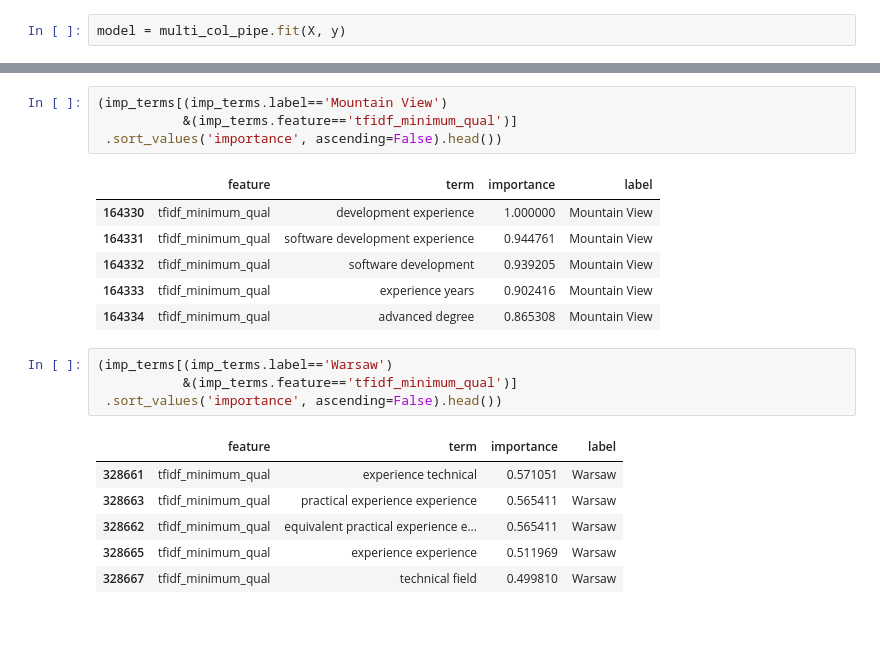
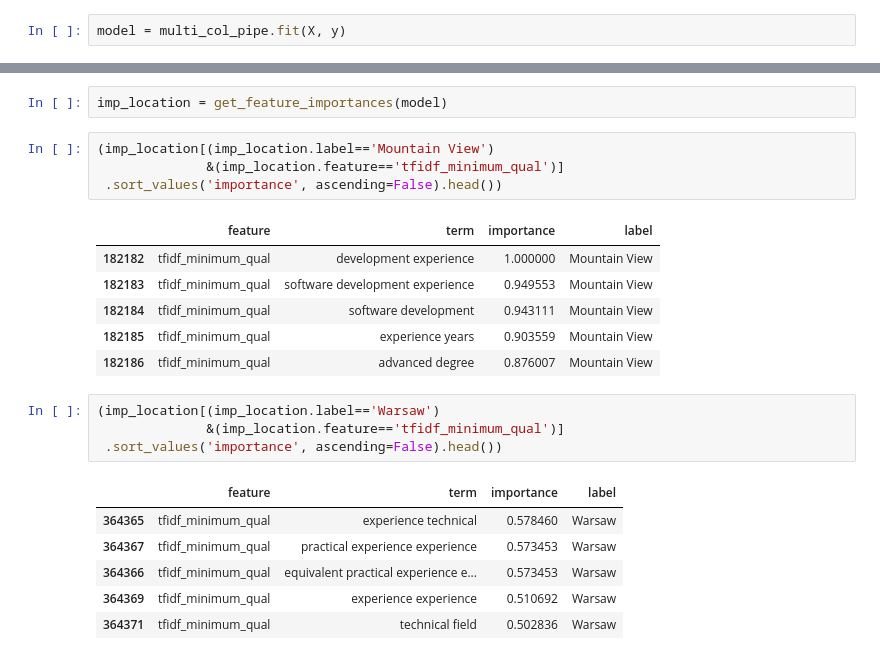
Before and after one commit to rossrco/analyses, a Jupyter notebook: ggl_job_ads/notebooks/job_ads_analysis.ipynb, the cells around one changed output, grey strips where cells are left out. Drawn from its saved outputs; the diff is of its cells as text; blank space fills up the shorter version.

```diff
--- a/ggl_job_ads/notebooks/job_ads_analysis.ipynb
+++ b/ggl_job_ads/notebooks/job_ads_analysis.ipynb
@@ -330,22 +342,24 @@ for l in label_enc.classes_:
+# %%
+imp_location = get_feature_importances(model)
 # %%
-(imp_terms[(imp_terms.label=='Mountain View')
-           &(imp_terms.feature=='tfidf_minimum_qual')]
+(imp_location[(imp_location.label=='Mountain View')
+              &(imp_location.feature=='tfidf_minimum_qual')]
  .sort_values('importance', ascending=False).head())
 # %% [output]
 |  | feature | term | importance | label |
-| 164330 | tfidf_minimum_qual | development experience | 1.000000 | Mountain View |
-| 164331 | tfidf_minimum_qual | software development experience | 0.944761 | Mountain View |
-| 164332 | tfidf_minimum_qual | software development | 0.939205 | Mountain View |
-| 164333 | tfidf_minimum_qual | experience years | 0.902416 | Mountain View |
-| 164334 | tfidf_minimum_qual | advanced degree | 0.865308 | Mountain View |
+| 182182 | tfidf_minimum_qual | development experience | 1.000000 | Mountain View |
+| 182183 | tfidf_minimum_qual | software development experience | 0.949553 | Mountain View |
+| 182184 | tfidf_minimum_qual | software development | 0.943111 | Mountain View |
+| 182185 | tfidf_minimum_qual | experience years | 0.903559 | Mountain View |
+| 182186 | tfidf_minimum_qual | advanced degree | 0.876007 | Mountain View |
 # %%
-(imp_terms[(imp_terms.label=='Warsaw')
-           &(imp_terms.feature=='tfidf_minimum_qual')]
+(imp_location[(imp_location.label=='Warsaw')
+              &(imp_location.feature=='tfidf_minimum_qual')]
  .sort_values('importance', ascending=False).head())
 # %% [output]
 |  | feature | term | importance | label |
-| 328661 | tfidf_minimum_qual | experience technical | 0.571051 | Warsaw |
-| 328663 | tfidf_minimum_qual | practical experience experience | 0.565411 | Warsaw |
-| 328662 | tfidf_minimum_qual | equivalent practical experience e... | 0.565411 | Warsaw |
-| 328665 | tfidf_minimum_qual | experience experience | 0.511969 | Warsaw |
-| 328667 | tfidf_minimum_qual | technical field | 0.499810 | Warsaw |
+| 364365 | tfidf_minimum_qual | experience technical | 0.578460 | Warsaw |
+| 364367 | tfidf_minimum_qual | practical experience experience | 0.573453 | Warsaw |
+| 364366 | tfidf_minimum_qual | equivalent practical experience e... | 0.573453 | Warsaw |
+| 364369 | tfidf_minimum_qual | experience experience | 0.510692 | Warsaw |
+| 364371 | tfidf_minimum_qual | technical field | 0.502836 | Warsaw |
```
Also changed, not shown: parts of 22 cells of this notebook.
